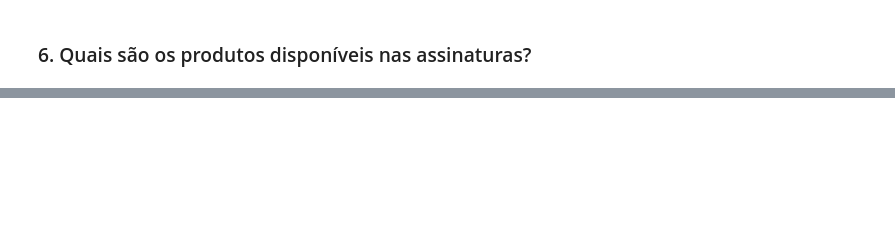
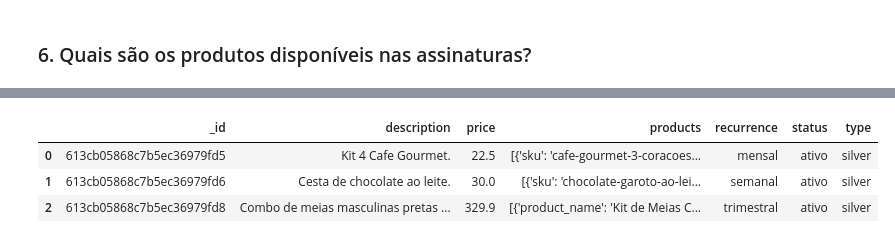
Before and after one commit to equipe3-eng-software/inf325-marketplace-final, a Jupyter notebook: notebooks/data_analytics.ipynb, the cells around one changed output, grey strips where cells are left out. Cells and saved outputs as stored; diff of their text form; code cells hidden in the pictures; blank space fills up the shorter version.

```diff
--- a/notebooks/data_analytics.ipynb
+++ b/notebooks/data_analytics.ipynb
@@ -255,0 +278,8 @@ df['product_name'].iplot(kind='hist', bins=50, title='Histograma do Product_name
+# %%
+df = pd.DataFrame(db.Subscription.find({"type": "silver"}))
+df.head()
+# %% [output]
+|  | _id | description | price | products | recurrence | status | type |
+| 0 | 613cb05868c7b5ec36979fd5 | Kit 4 Cafe Gourmet. | 22.5 | [{'sku': 'cafe-gourmet-3-coracoes... | mensal | ativo | silver |
+| 1 | 613cb05868c7b5ec36979fd6 | Cesta de chocolate ao leite. | 30.0 | [{'sku': 'chocolate-garoto-ao-lei... | semanal | ativo | silver |
+| 2 | 613cb05868c7b5ec36979fd8 | Combo de meias masculinas pretas ... | 329.9 | [{'product_name': 'Kit de Meias C... | trimestral | ativo | silver |
```
Also changed, not shown: parts of 23 cells of this notebook.
